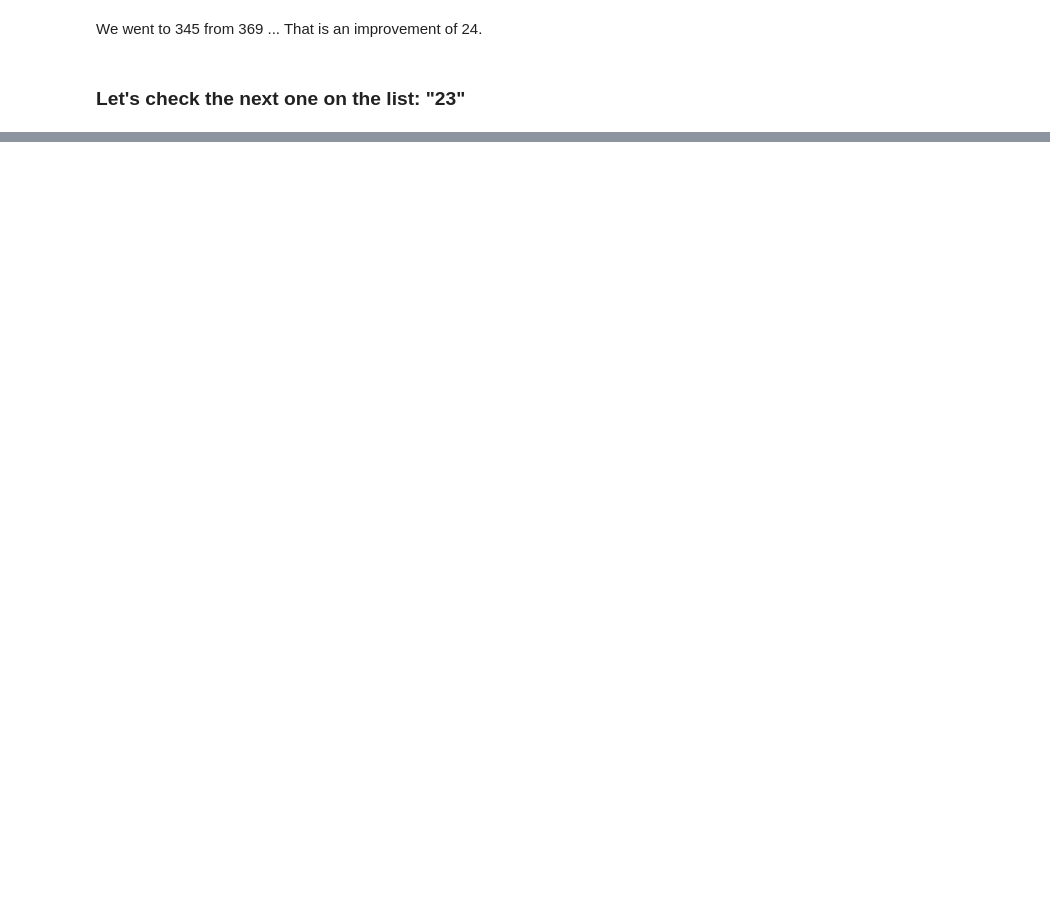
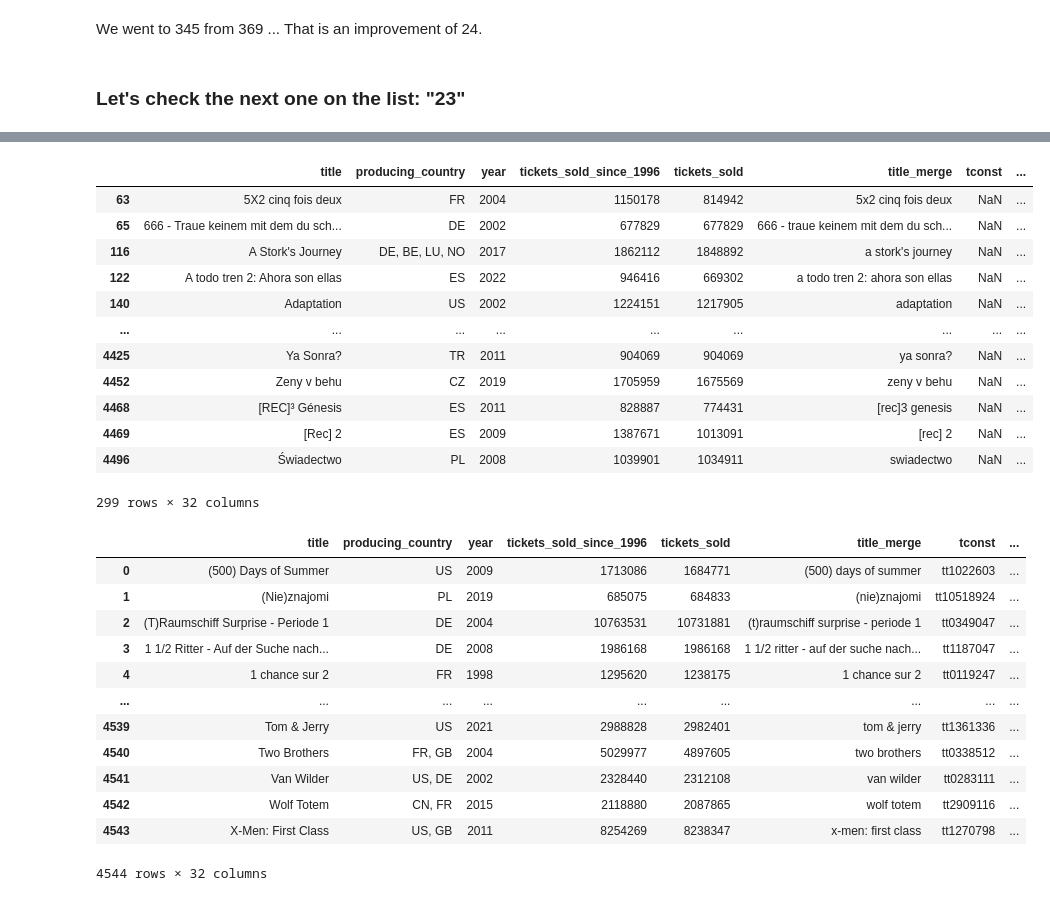
Before and after one commit to tk87-hono/data_analytics_24_4-Capstone_Movie_Group, a Jupyter notebook: Improving_merge_eu_na_IMDB.ipynb, the cells around one changed output, grey strips where cells are left out. Saved outputs shown, nothing was run; the diff lists cells and outputs as text; code cells hidden in the pictures; blank space fills up the shorter version.

```diff
--- a/Improving_merge_eu_na_IMDB.ipynb
+++ b/Improving_merge_eu_na_IMDB.ipynb
@@ -528,0 +638,69 @@ imdb_df[imdb_df["tconst"] == "tt1869689"]
+# %%
+def double_merge_func(ticket_data, base_data = imdb_df):
+    '''
+    Merges our Tickets Sold Dataframes First on the newly created original title than second on the primary title and keeps only hits from both.
+
+    Input:
+        ticket_data ... either eu or na depending on what we are testing
+        base_data = imdb_df
+
+    Output:
+        Returns: Dataframe with all matches from both columns
+        Prints: Unmatched rows
+    '''
+    # first merge
+    check_df = pd.merge(ticket_data,base_data, how="left", left_on=["title_merge", "year"], right_on=["original_title_merge", "year"])
+
+    # set-up second df for further calculations
+    check_mask = check_df["tconst"].isnull()
+    second_merge_df = check_df[check_mask].copy()
+    second_merge_df
+
+    # drop columns from first merge
+    second_merge_df.drop(columns = second_merge_df.iloc[:,6:], inplace=True)
+
+    # second merge (inner)
+    second_merge_df = second_merge_df.merge(base_data, how="inner", left_on=["title_merge", "year"], right_on=["primary_title_merge", "year"])
+
+    # drop columns from first merge table that matched on second merge
+    second_merge_mask = check_df["title"].isin(list(second_merge_df["title"]))
+    check_df.drop(check_df[second_merge_mask].index, inplace=True)
+
+    # add fitting rows from second merge to first table
+    check_df = pd.concat([check_df, second_merge_df])
+    check_df.reset_index(drop=True, inplace=True)
+
+    # show unmatched rows
+    check_mask = check_df["tconst"].isnull()
+    display(check_df[check_mask])
+
+    return check_df
+# %%
+double_merge_func(eu_df)
+# %% [output]
+|  | title | producing_country | year | tickets_sold_since_1996 | tickets_sold | title_merge | tconst | ... |
+| 63 | 5X2 cinq fois deux | FR | 2004 | 1150178 | 814942 | 5x2 cinq fois deux | NaN | ... |
+| 65 | 666 - Traue keinem mit dem du sch... | DE | 2002 | 677829 | 677829 | 666 - traue keinem mit dem du sch... | NaN | ... |
+| 116 | A Stork's Journey | DE, BE, LU, NO | 2017 | 1862112 | 1848892 | a stork's journey | NaN | ... |
+| 122 | A todo tren 2: Ahora son ellas | ES | 2022 | 946416 | 669302 | a todo tren 2: ahora son ellas | NaN | ... |
+| 140 | Adaptation | US | 2002 | 1224151 | 1217905 | adaptation | NaN | ... |
+| ... | ... | ... | ... | ... | ... | ... | ... | ... |
+| 4425 | Ya Sonra? | TR | 2011 | 904069 | 904069 | ya sonra? | NaN | ... |
+| 4452 | Zeny v behu | CZ | 2019 | 1705959 | 1675569 | zeny v behu | NaN | ... |
+| 4468 | [REC]³ Génesis | ES | 2011 | 828887 | 774431 | [rec]3 genesis | NaN | ... |
+| 4469 | [Rec] 2 | ES | 2009 | 1387671 | 1013091 | [rec] 2 | NaN | ... |
+| 4496 | Świadectwo | PL | 2008 | 1039901 | 1034911 | swiadectwo | NaN | ... |
+299 rows × 32 columns
+|  | title | producing_country | year | tickets_sold_since_1996 | tickets_sold | title_merge | tconst | ... |
+| 0 | (500) Days of Summer | US | 2009 | 1713086 | 1684771 | (500) days of summer | tt1022603 | ... |
+| 1 | (Nie)znajomi | PL | 2019 | 685075 | 684833 | (nie)znajomi | tt10518924 | ... |
+| 2 | (T)Raumschiff Surprise - Periode 1 | DE | 2004 | 10763531 | 10731881 | (t)raumschiff surprise - periode 1 | tt0349047 | ... |
+| 3 | 1 1/2 Ritter - Auf der Suche nach... | DE | 2008 | 1986168 | 1986168 | 1 1/2 ritter - auf der suche nach... | tt1187047 | ... |
+| 4 | 1 chance sur 2 | FR | 1998 | 1295620 | 1238175 | 1 chance sur 2 | tt0119247 | ... |
+| ... | ... | ... | ... | ... | ... | ... | ... | ... |
+| 4539 | Tom & Jerry | US | 2021 | 2988828 | 2982401 | tom & jerry | tt1361336 | ... |
+| 4540 | Two Brothers | FR, GB | 2004 | 5029977 | 4897605 | two brothers | tt0338512 | ... |
+| 4541 | Van Wilder | US, DE | 2002 | 2328440 | 2312108 | van wilder | tt0283111 | ... |
+| 4542 | Wolf Totem | CN, FR | 2015 | 2118880 | 2087865 | wolf totem | tt2909116 | ... |
+| 4543 | X-Men: First Class | US, GB | 2011 | 8254269 | 8238347 | x-men: first class | tt1270798 | ... |
+4544 rows × 32 columns
```
Also changed, not shown: parts of 31 cells of this notebook.
